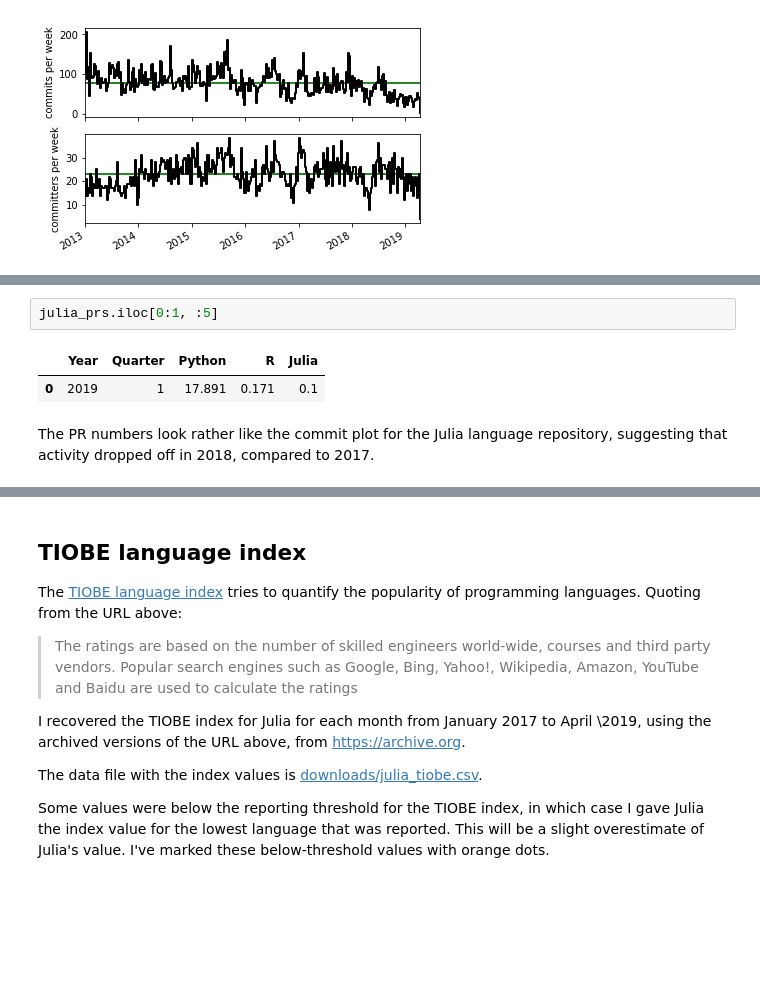
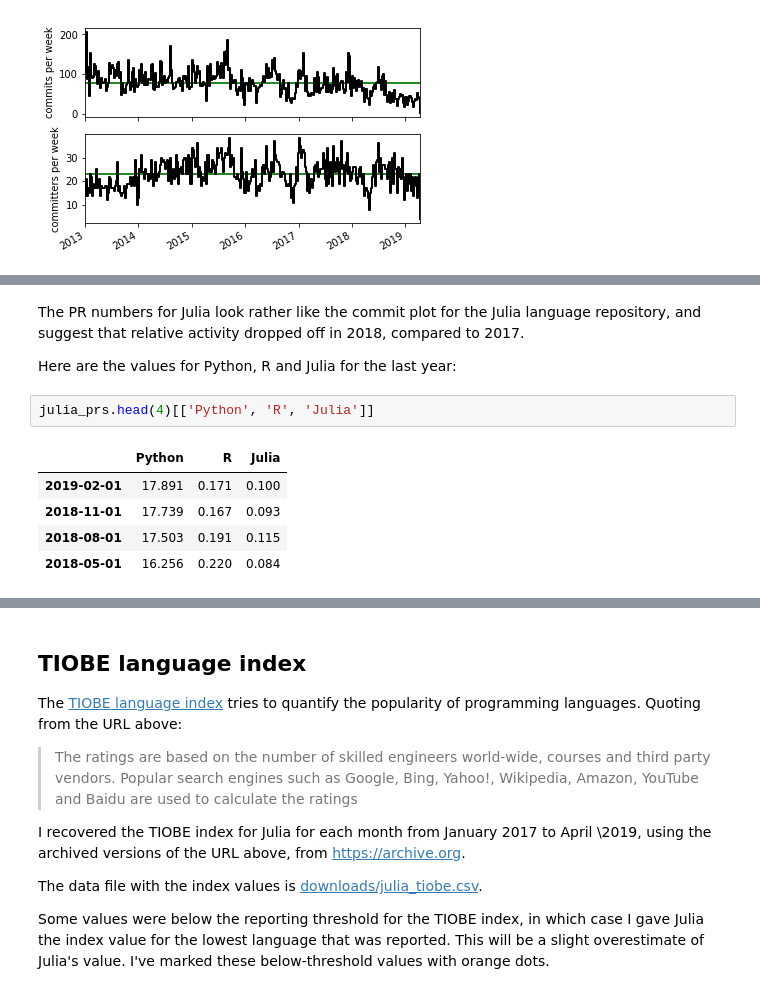
Before and after one commit to matthew-brett/asterisk-blog, a Jupyter notebook: content/hows-julia.ipynb, the cells around one changed output, grey strips where cells are left out. Saved outputs shown, nothing was run; the diff lists cells and outputs as text; blank space fills up the shorter version.

```diff
--- a/content/hows-julia.ipynb
+++ b/content/hows-julia.ipynb
@@ -140,7 +155,12 @@ Here are the values for Python, R and Julia in the first quarter of 2019:
-# %%
-julia_prs.iloc[0:1, :5]
-# %% [output]
-|  | Year | Quarter | Python | R | Julia |
-| 0 | 2019 | 1 | 17.891 | 0.171 | 0.1 |
 # %% [markdown]
-The PR numbers look rather like the commit plot for the Julia language repository, suggesting that activity dropped off in 2018, compared to 2017.
+The PR numbers for Julia look rather like the commit plot for the Julia language repository, and suggest that relative activity dropped off in 2018, compared to 2017.
+
+Here are the values for Python, R and Julia for the last year:
+# %%
+julia_prs.head(4)[['Python', 'R', 'Julia']]
+# %% [output]
+|  | Python | R | Julia |
+| 2019-02-01 | 17.891 | 0.171 | 0.100 |
+| 2018-11-01 | 17.739 | 0.167 | 0.093 |
+| 2018-08-01 | 17.503 | 0.191 | 0.115 |
+| 2018-05-01 | 16.256 | 0.220 | 0.084 |
```
Also changed, not shown: parts of 18 cells of this notebook, 6 other files.
